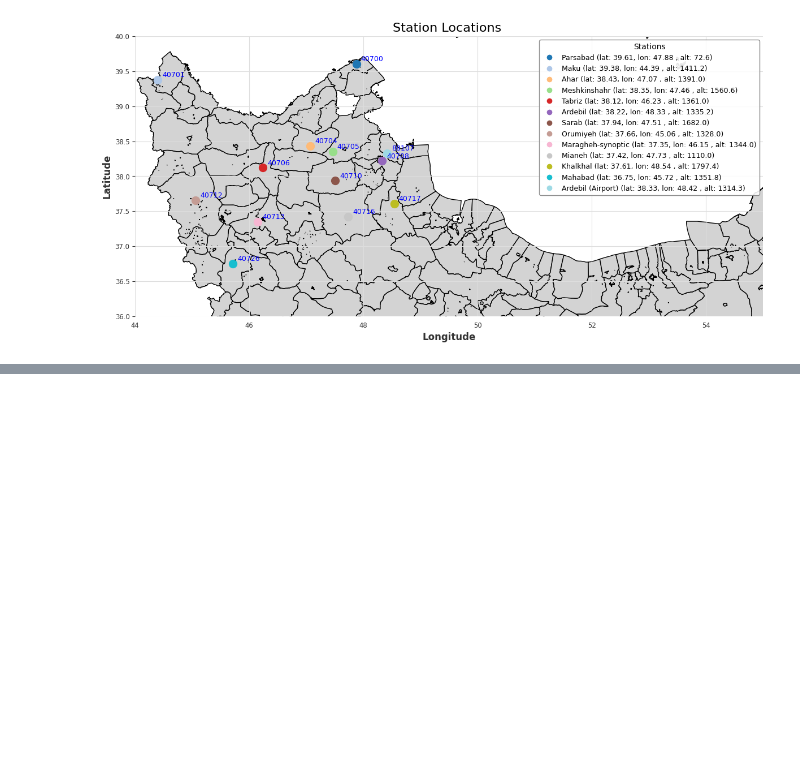
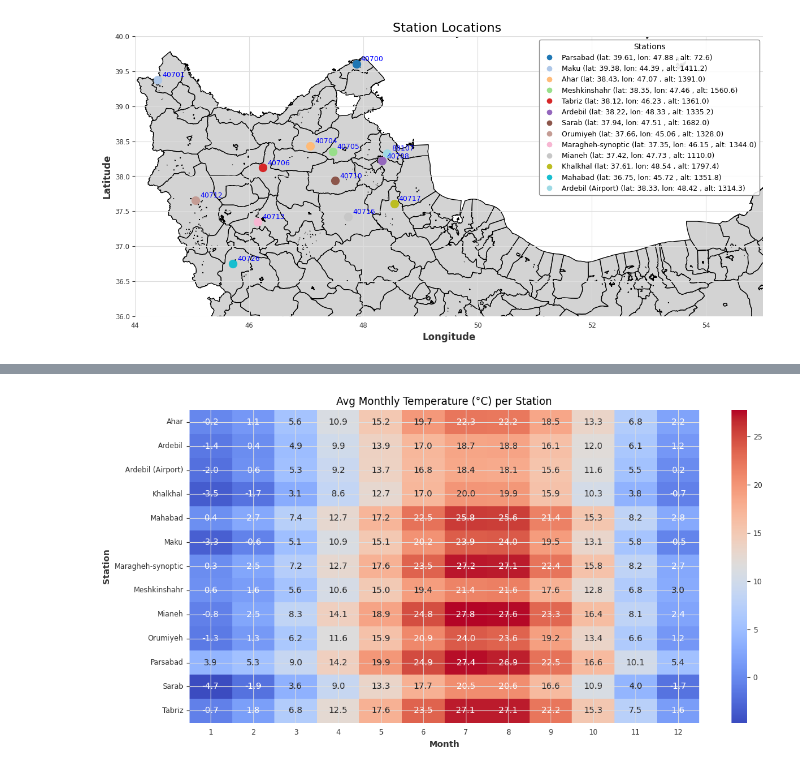
Before and after one commit to varastuian/PredictionDroughtUsingLSTM-, a Jupyter notebook: Codes/main4.ipynb, the cells around one changed output, grey strips where cells are left out. Drawn from its saved outputs; the diff is of its cells as text; code cells hidden in the pictures; blank space fills up the shorter version.

```diff
--- a/Codes/main4.ipynb
+++ b/Codes/main4.ipynb
@@ -914,0 +1025,99 @@ plt.show()
+# %%
+import pandas as pd
+import numpy as np
+import matplotlib.pyplot as plt
+import seaborn as sns
+
+df = pd.read_csv('../main_data.csv', parse_dates=['data'])
+
+# Extract year and month
+df['year'] = df['data'].dt.year
+df['month_num'] = df['data'].dt.month
+df['month_str'] = df['data'].dt.strftime('%b')
+
+# Simplified Köppen-Geiger classification (very basic version)
+def köppen_class(row):
+    temp = row['tm_m']
+    rain = row['rrr24']
+
+    if temp >= 18 and rain >= 60:
+        return 'Af - Tropical rainforest'
+    elif temp >= 18 and rain < 60:
+        return 'Aw - Tropical savanna'
+    elif temp < 18 and temp >= 0 and rain >= 30:
+        return 'Cfa - Humid subtropical'
+    elif temp < 0 and rain < 30:
+        return 'ET - Tundra'
+    elif temp >= 10 and rain < 20:
+        return 'BWh - Hot desert'
+    elif temp < 10 and rain < 20:
+        return 'BWk - Cold desert'
+    else:
+        return 'Dfb - Cold humid'
+
+# Apply classification per row
+df['koppen'] = df.apply(köppen_class, axis=1)
+
+# -------------------------------
+# MONTHLY CLASSIFICATION SUMMARY
+# -------------------------------
+monthly_class = df.groupby(['station_name', 'year', 'month_num'])['koppen'].agg(lambda x: x.value_counts().idxmax()).reset_index()
+monthly_class.rename(columns={'koppen': 'monthly_class'}, inplace=True)
+
+# -------------------------------
+# YEARLY CLASSIFICATION SUMMARY
+# -------------------------------
+yearly_class = df.groupby(['station_name', 'year'])['koppen'].agg(lambda x: x.value_counts().idxmax()).reset_index()
+yearly_class.rename(columns={'koppen': 'yearly_class'}, inplace=True)
+
+# -------------------------------
+# OVERALL STATION CLASSIFICATION
+# -------------------------------
+overall_class = df.groupby('station_name')['koppen'].agg(lambda x: x.value_counts().idxmax()).reset_index()
+overall_class.rename(columns={'koppen': 'overall_class'}, inplace=True)
+
+# -------------------------------
+# SAVE RESULTS
+# -------------------------------
+monthly_class.to_csv('monthly_classification.csv', index=False)
+yearly_class.to_csv('yearly_classification.csv', index=False)
+overall_class.to_csv('overall_classification.csv', index=False)
+
+# -------------------------------
+# HEATMAP: Monthly Temp per Station
+# -------------------------------
+pivot_temp = df.pivot_table(index='station_name', columns='month_num', values='tm_m', aggfunc='mean')
+plt.figure(figsize=(12, 6))
+sns.heatmap(pivot_temp, cmap='coolwarm', annot=True, fmt=".1f")
+plt.title('Avg Monthly Temperature (°C) per Station')
+plt.xlabel('Month')
+plt.ylabel('Station')
+plt.tight_layout()
+plt.savefig('heatmap_temperature.png')
+plt.show()
+
+# -------------------------------
+# BOXPLOT: Monthly Temp Distribution per Station
+# -------------------------------
+plt.figure(figsize=(14, 6))
+sns.boxplot(data=df, x='station_name', y='tm_m')
+plt.title('Monthly Mean Temperature Distribution per Station')
+plt.xticks(rotation=45)
+plt.tight_layout()
+plt.savefig('boxplot_temperature.png')
+plt.show()
+
+# -------------------------------
+# SUMMARY TABLE
+# -------------------------------
+summary = df.groupby('station_name').agg({
+    'tm_m': 'mean',
+    'rrr24': 'mean',
+    'station_elevation': 'first'
+}).reset_index()
+
+summary = summary.merge(overall_class, on='station_name')
+summary.to_csv("station_summary.csv", index=False)
+print(summary)
+# %% [output]
+[figure, added]
```
Also changed, not shown: parts of 8 cells of this notebook, 12 other files.
